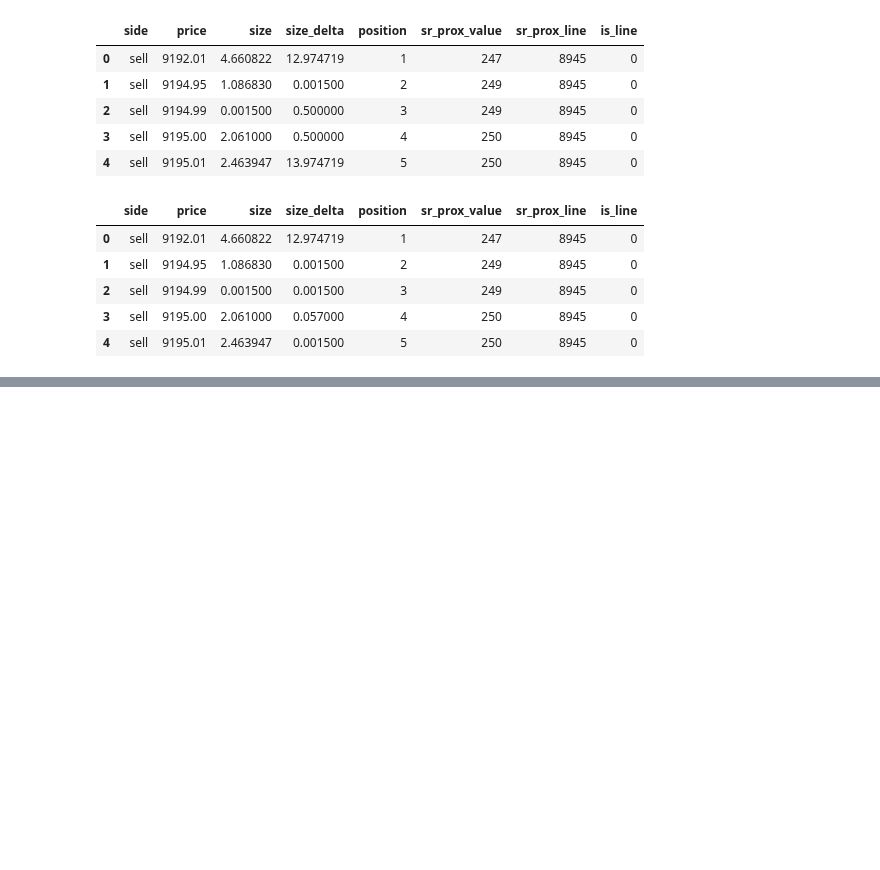
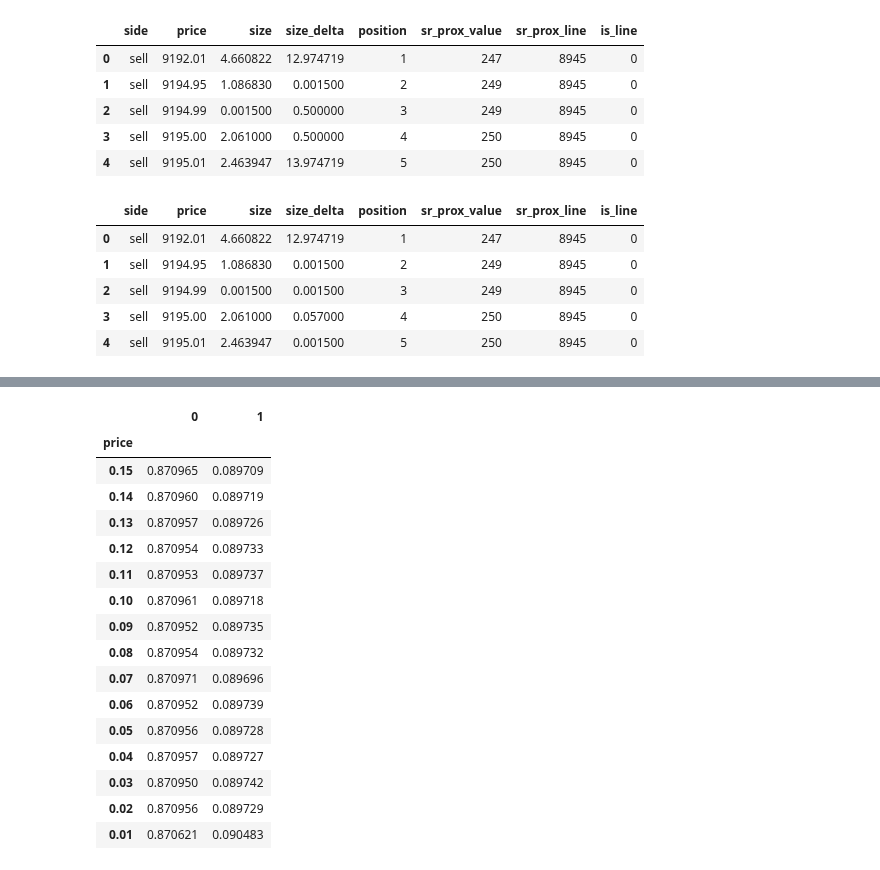
Before and after one commit to timothyyu/gdax-orderbook-ml, a Jupyter notebook: 8_program_structure_improvement.ipynb, the cells around one changed output, grey strips where cells are left out. Cells and saved outputs as stored; diff of their text form; code cells hidden in the pictures; blank space fills up the shorter version.

```diff
--- a/8_program_structure_improvement.ipynb
+++ b/8_program_structure_improvement.ipynb
@@ -898,0 +1099,22 @@ bt_df.head(15)
+# %%
+bt_df.tail(15)
+# Model is picking up on the relationship between:
+    # Round price points i.e. 0.10, 0.15, 100, 150 and S/R lines
+# %% [output]
+|  | 0 | 1 |
+| price |  |  |
+| 0.15 | 0.870965 | 0.089709 |
+| 0.14 | 0.870960 | 0.089719 |
+| 0.13 | 0.870957 | 0.089726 |
+| 0.12 | 0.870954 | 0.089733 |
+| 0.11 | 0.870953 | 0.089737 |
+| 0.10 | 0.870961 | 0.089718 |
+| 0.09 | 0.870952 | 0.089735 |
+| 0.08 | 0.870954 | 0.089732 |
+| 0.07 | 0.870971 | 0.089696 |
+| 0.06 | 0.870952 | 0.089739 |
+| 0.05 | 0.870956 | 0.089728 |
+| 0.04 | 0.870957 | 0.089727 |
+| 0.03 | 0.870950 | 0.089742 |
+| 0.02 | 0.870956 | 0.089729 |
+| 0.01 | 0.870621 | 0.090483 |
```
Also changed, not shown: parts of 45 cells of this notebook.
